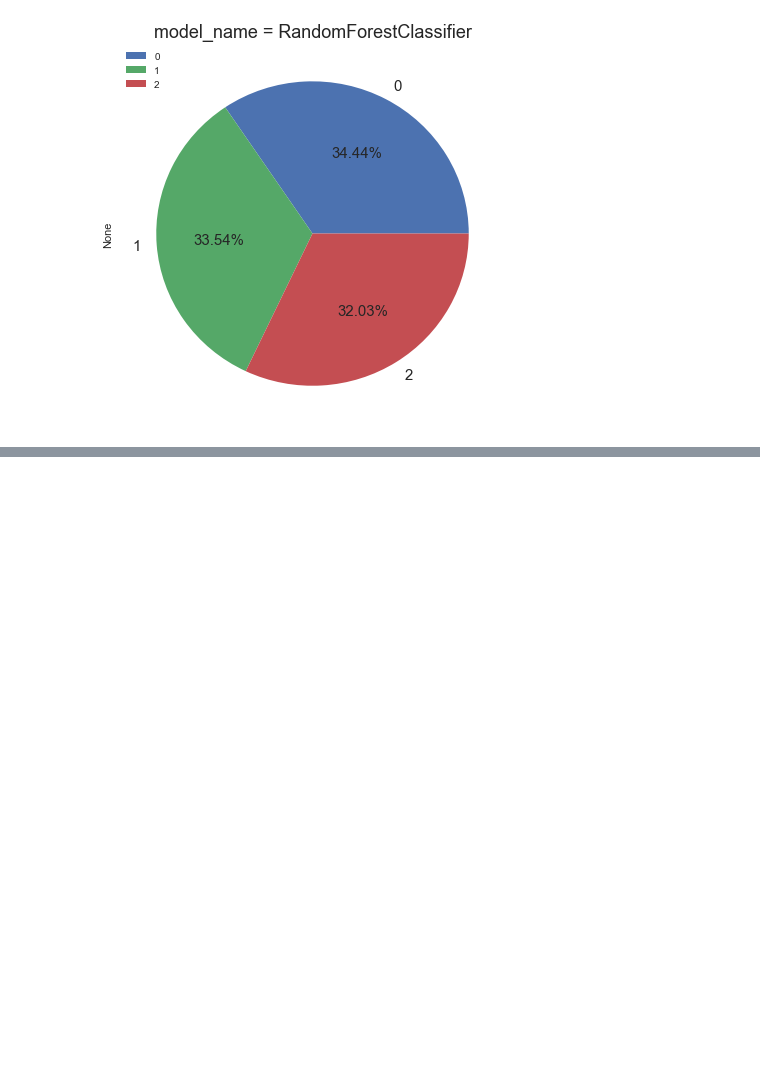
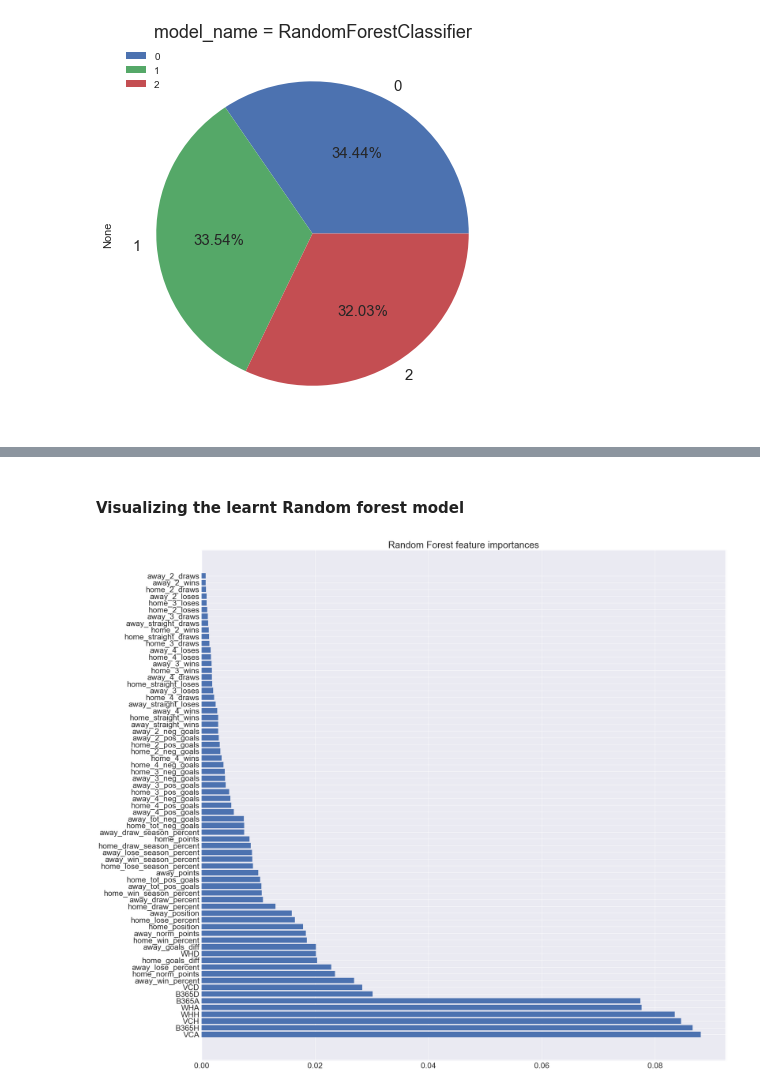
Before and after one commit to asafavinoam/applied_data_science_project, a Jupyter notebook: learning_and_testing.ipynb, the cells around one changed output, grey strips where cells are left out. Drawn from its saved outputs; the diff is of its cells as text; code cells hidden in the pictures; blank space fills up the shorter version.

Commit message:
Added visualization for Random forest, desicion tree and logistic regression

```diff
--- a/learning_and_testing.ipynb
+++ b/learning_and_testing.ipynb
@@ -1151,0 +1166,12 @@ for model_name,model_predictions in all_soft_decisions.items():
+# %% [markdown]
+#### Visualizing the learnt Random forest model
+# %%
+plt.figure(figsize=(30,30))
+sort_idx = np.argsort(rfc.feature_importances_)
+sort_idx = sort_idx[::-1]
+rfc_sort_features_list = [features_list[ii] for ii in sort_idx ]
+rects1 = plt.barh(np.arange(len(features_list)), rfc.feature_importances_[sort_idx],tick_label = rfc_sort_features_list )
+plt.title('Random Forest feature importances',fontdict= {'fontsize': 30})
+plt.tick_params(labelsize = 25)
+# %% [output]
+[figure, added]
```
Also changed, not shown: parts of 22 cells of this notebook.
